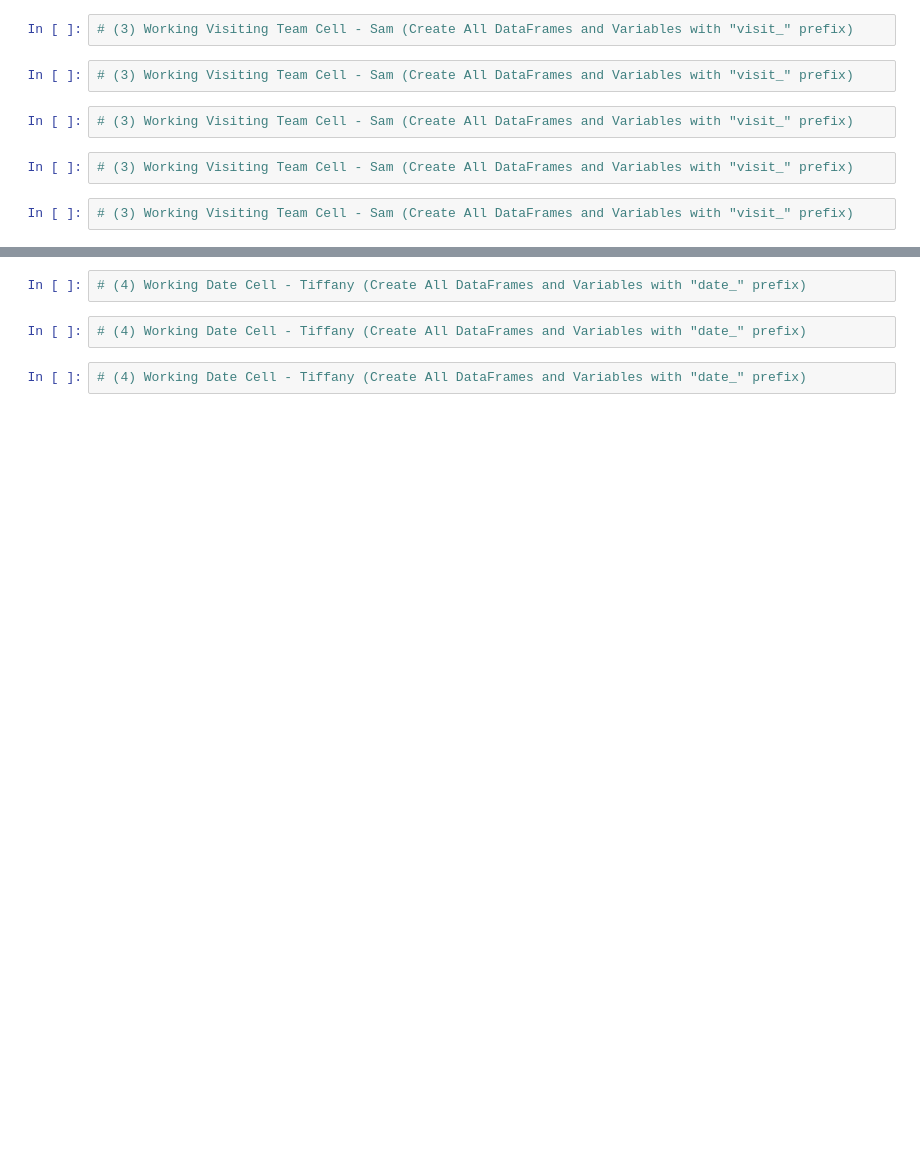
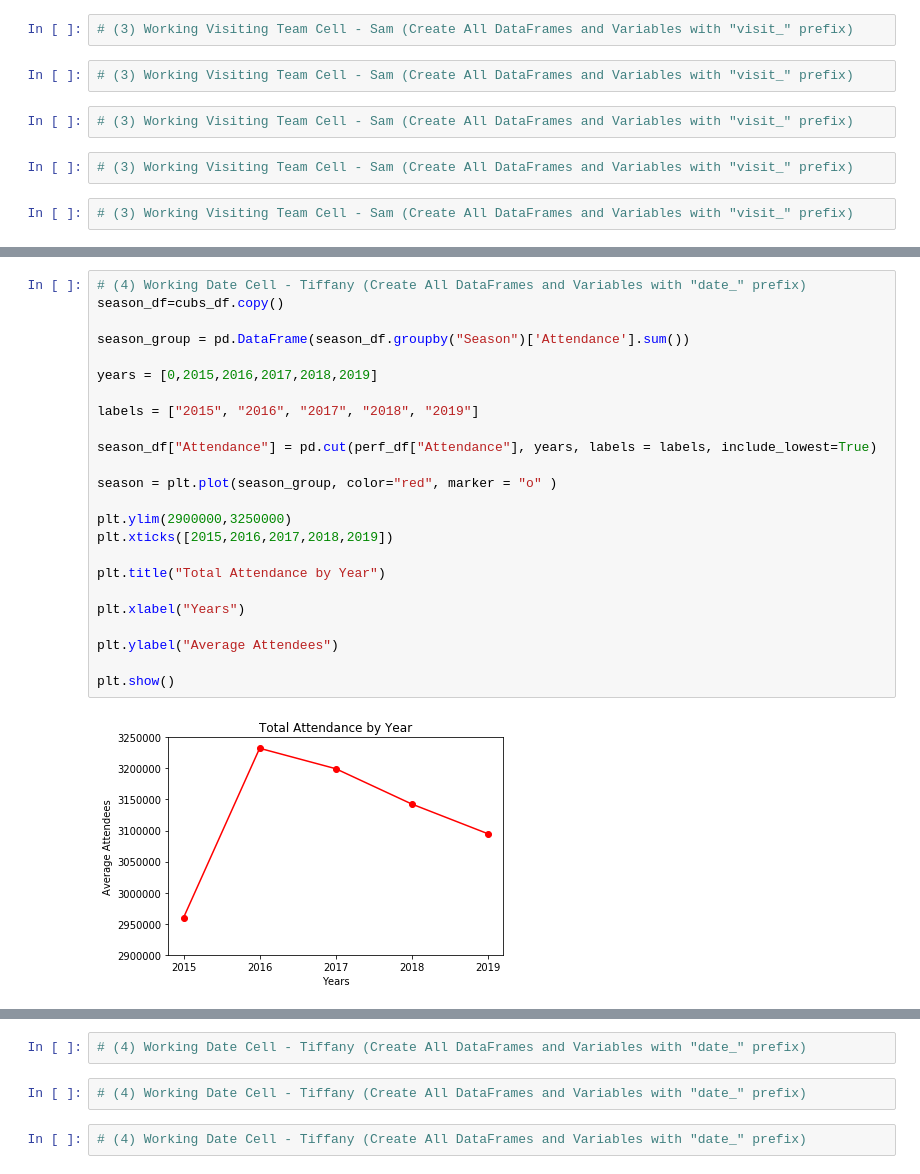
Before and after one commit to s-w-duncan/Project-Awesome-Team-4, a Jupyter notebook: Presentation_Analysis.ipynb, the cells around one changed output, grey strips where cells are left out. Drawn from its saved outputs; the diff is of its cells as text; blank space fills up the shorter version.

```diff
--- a/Presentation_Analysis.ipynb
+++ b/Presentation_Analysis.ipynb
@@ -77,0 +89,26 @@ date_df = cubs_df.copy()
+# %%
+# (4) Working Date Cell - Tiffany (Create All DataFrames and Variables with "date_" prefix)
+season_df=cubs_df.copy()
+
+season_group = pd.DataFrame(season_df.groupby("Season")['Attendance'].sum())
+
+years = [0,2015,2016,2017,2018,2019]
+
+labels = ["2015", "2016", "2017", "2018", "2019"]
+
+season_df["Attendance"] = pd.cut(perf_df["Attendance"], years, labels = labels, include_lowest=True)
+
+season = plt.plot(season_group, color="red", marker = "o" )
+
+plt.ylim(2900000,3250000)
+plt.xticks([2015,2016,2017,2018,2019])
+
+plt.title("Total Attendance by Year")
+
+plt.xlabel("Years")
+
+plt.ylabel("Average Attendees")
+
+plt.show()
+# %% [output]
+[figure, added]
```
Also changed, not shown: parts of 5 cells of this notebook, 1 other file.
